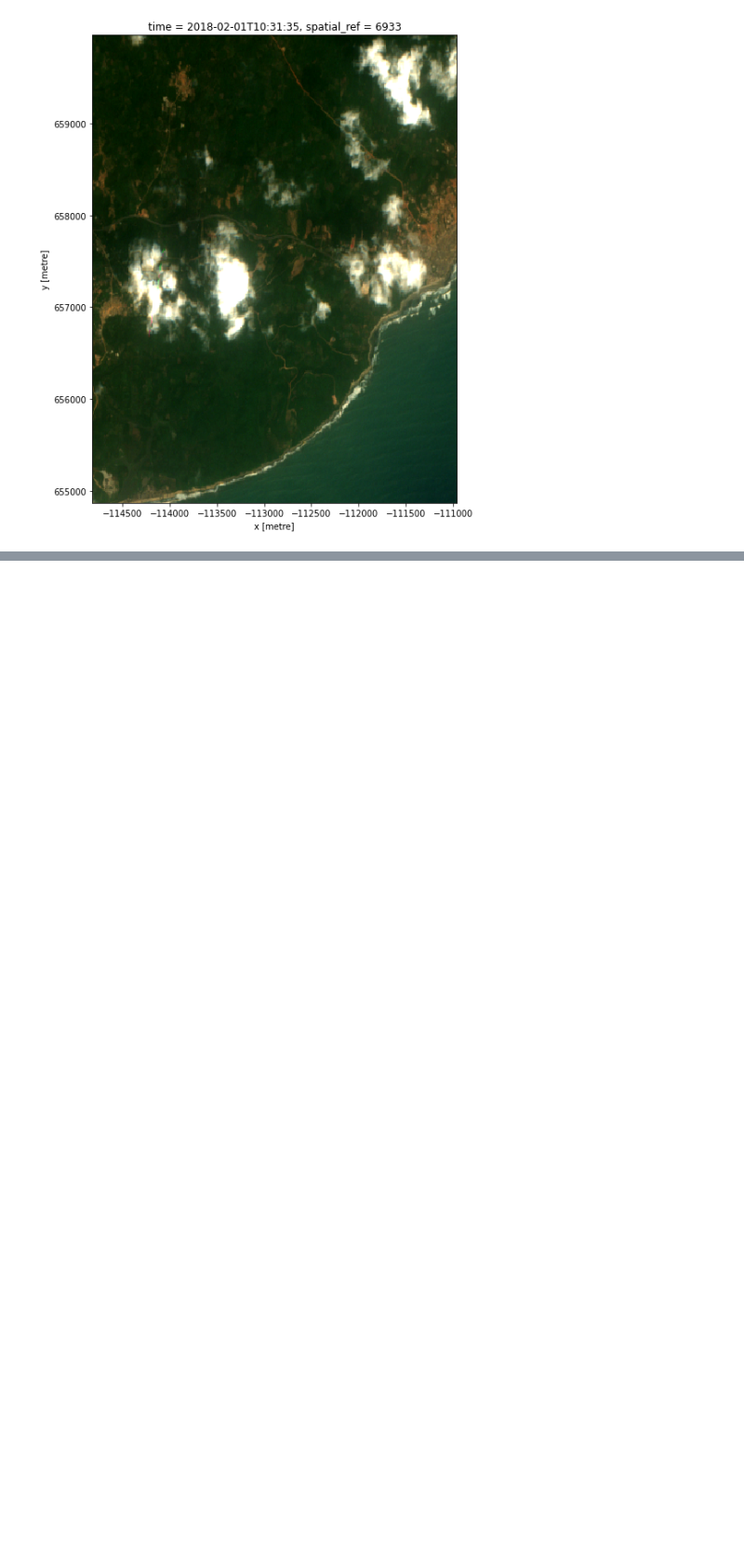
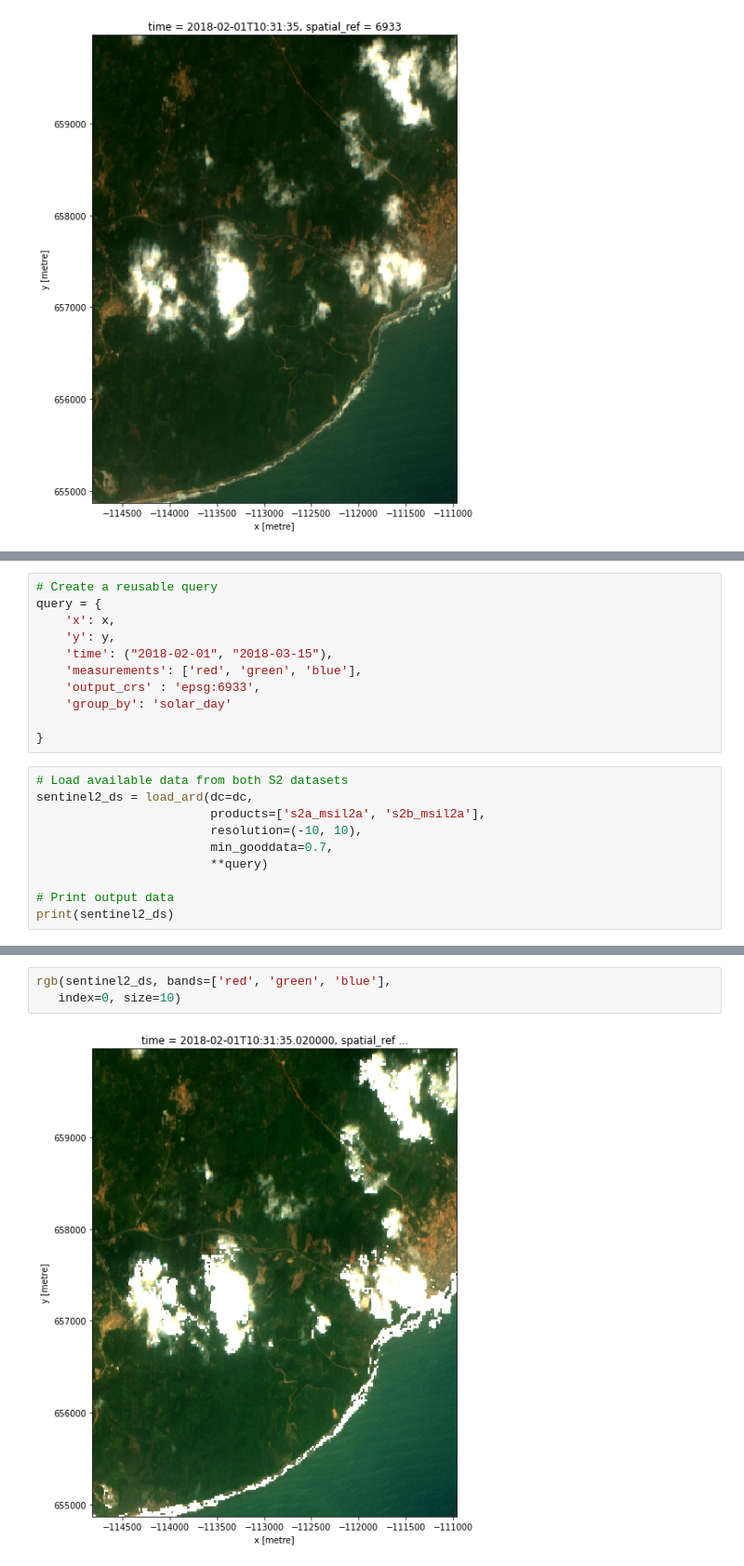
Before and after one commit to AdrianKriger/deafrica-sandbox-notebooks, a Jupyter notebook: Training/Geomedian_composite.ipynb, the cells around one changed output, grey strips where cells are left out. Shown at 93% size. Cells and saved outputs as stored; diff of their text form; blank space fills up the shorter version.

Commit message:
can't load_ard

```diff
--- a/Training/Geomedian_composite.ipynb
+++ b/Training/Geomedian_composite.ipynb
@@ -77,0 +83,21 @@ rgb(sentinel2_ds, bands=['red', 'green', 'blue'],
+# %%
+# Create a reusable query
+query = {
+    'x': x,
+    'y': y,
+    'time': ("2018-02-01", "2018-03-15"),
+    'measurements': ['red', 'green', 'blue'],
+    'output_crs' : 'epsg:6933',
+    'group_by': 'solar_day'
+
+}
+# %%
+# Load available data from both S2 datasets
+sentinel2_ds = load_ard(dc=dc,
+                        products=['s2a_msil2a', 's2b_msil2a'],
+                        resolution=(-10, 10),
+                        min_gooddata=0.7,
+                        **query)
+
+# Print output data
+print(sentinel2_ds)
@@ -77,0 +122,5 @@ rgb(sentinel2_ds, bands=['red', 'green', 'blue'],
+# %%
+rgb(sentinel2_ds, bands=['red', 'green', 'blue'],
+   index=0, size=10)
+# %% [output]
+[figure, added]
```
Also changed, not shown: parts of 11 cells of this notebook.
